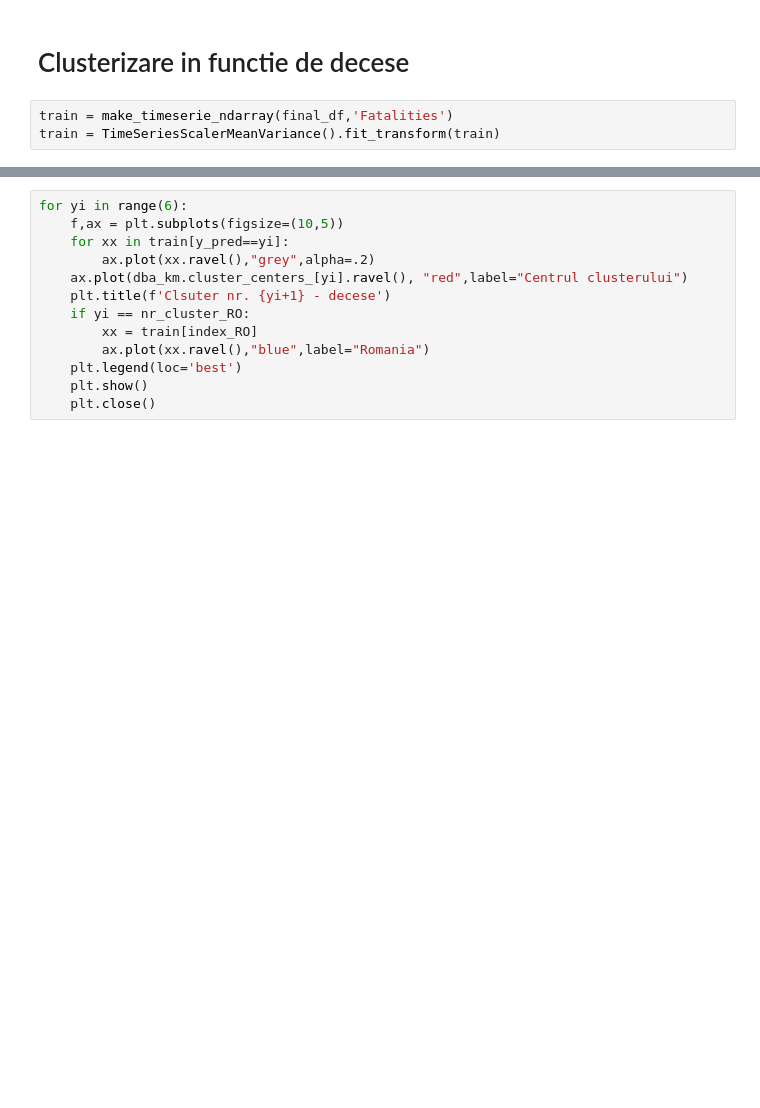
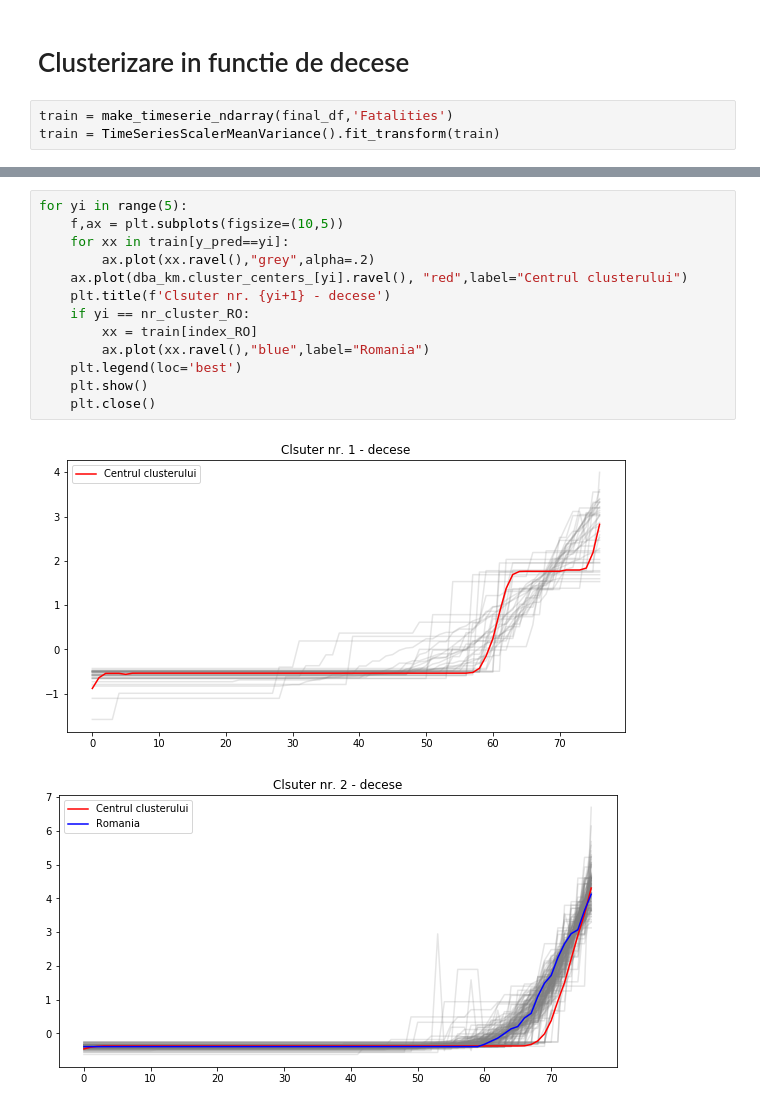
Before and after one commit to danpele/Covid-19-Romania, a Jupyter notebook: Clustering_RO/KMeans_RO.ipynb, the cells around one changed output, grey strips where cells are left out. Cells and saved outputs as stored; diff of their text form; blank space fills up the shorter version.

```diff
--- a/Clustering_RO/KMeans_RO.ipynb
+++ b/Clustering_RO/KMeans_RO.ipynb
@@ -228,13 +236,16 @@ plt.show()
 # %%
-for yi in range(6):
+for yi in range(5):
     f,ax = plt.subplots(figsize=(10,5))
     for xx in train[y_pred==yi]:
         ax.plot(xx.ravel(),"grey",alpha=.2)
     ax.plot(dba_km.cluster_centers_[yi].ravel(), "red",label="Centrul clusterului")
     plt.title(f'Clsuter nr. {yi+1} - decese')
     if yi == nr_cluster_RO:
         xx = train[index_RO]
         ax.plot(xx.ravel(),"blue",label="Romania")
     plt.legend(loc='best')
     plt.show()
     plt.close()
+# %% [output]
+[figure, added]
+[figure, added]
```
Also changed, not shown: parts of 7 cells of this notebook.
